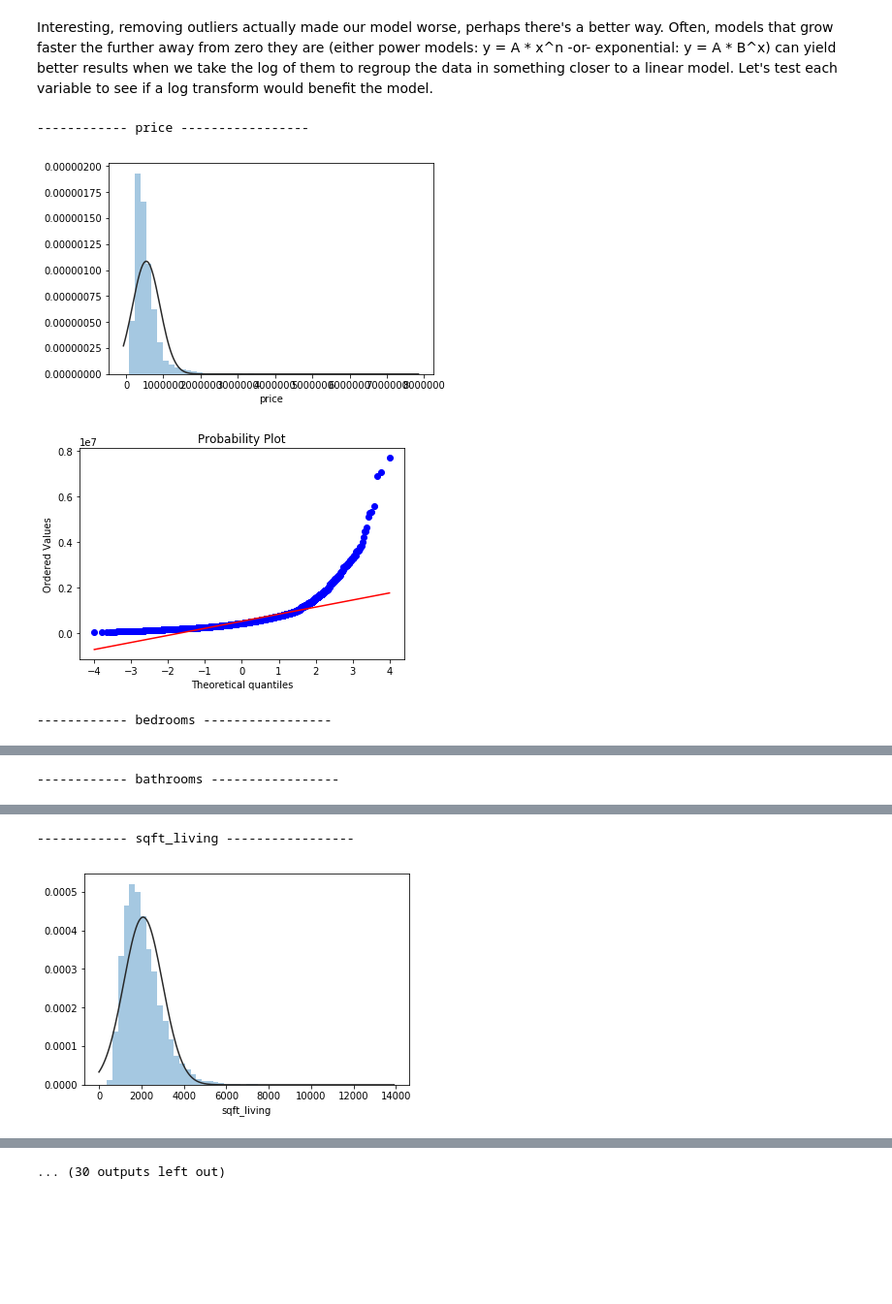
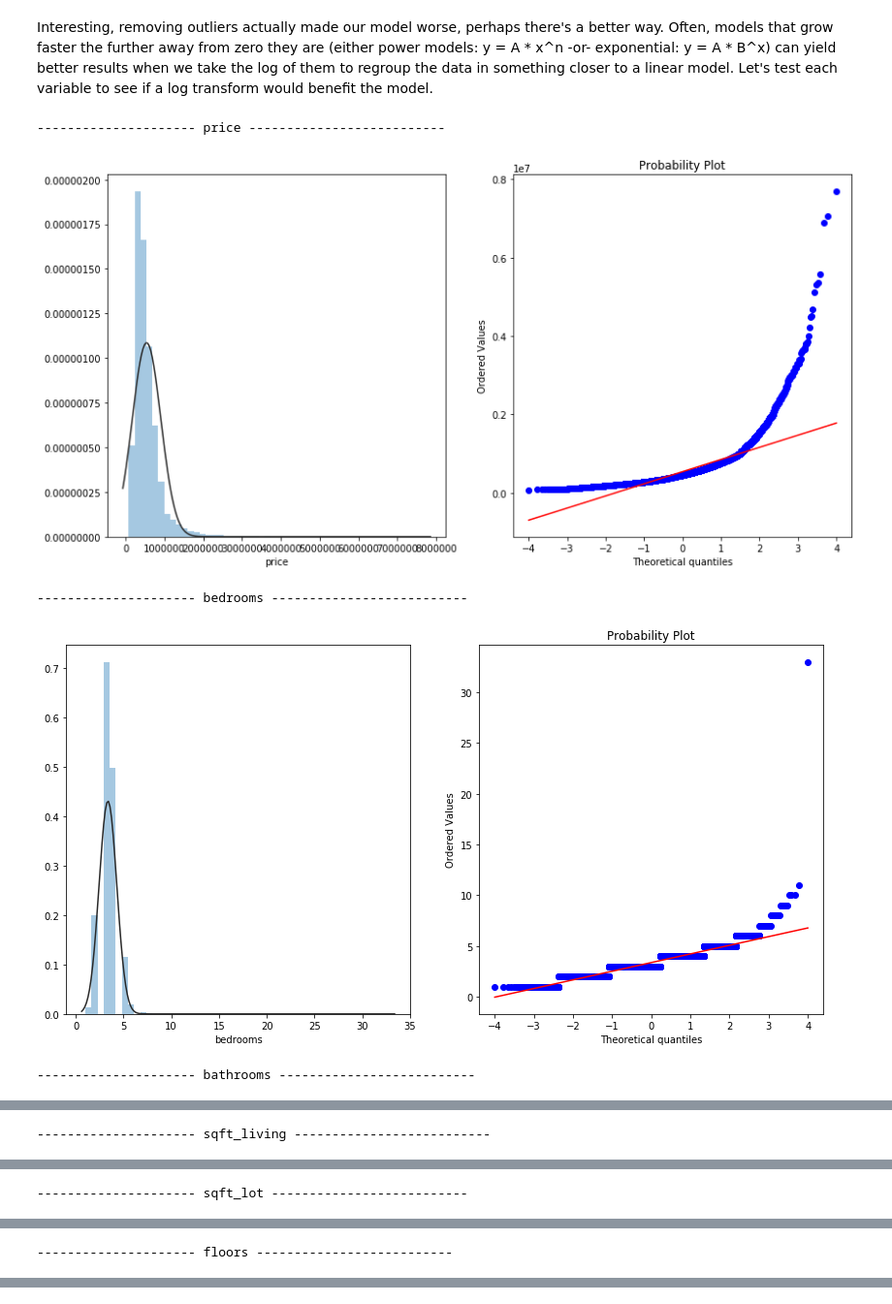
Before and after one commit to nkacoroski/dsc-1-final-project, a Jupyter notebook: kaspar.ipynb, the cells around one changed output, grey strips where cells are left out. Shown at 97% size. Cells and saved outputs as stored; diff of their text form; code cells hidden in the pictures; blank space fills up the shorter version.

Commit message:
test viability of log transformations

```diff
--- a/kaspar.ipynb
+++ b/kaspar.ipynb
@@ -419,19 +392,23 @@ Interesting, removing outliers actually made our model worse, perhaps there's a
 # %%
 from scipy.stats import norm
 from scipy import stats
 
 to_log_or_not_to_log = df.drop(['id', 'yr_renovated', 'lat', 'long', 'sqft_basement', 'zipcode', 'date'], axis=1)
 
-for col in to_log_or_not_to_log.columns:
-    print('---------------------',col,'--------------------------')
-    plt.figure()
-    sns.distplot(to_log_or_not_to_log[col], fit=norm, kde=False)
-    plt.show()
-    plt.figure()
-    res = stats.probplot(to_log_or_not_to_log[col], plot=plt)
-    plt.show()
+def log_test(df):
+    for col in df.columns:
+        print('---------------------',col,'--------------------------')
+        plt.figure(figsize=(14,7))
+        plt.subplot(1,2,1)
+        sns.distplot(df[col], fit=norm, kde=False)
+        plt.subplot(1,2,2)
+        stats.probplot(df[col], plot=plt)
+        plt.show()
+
+log_test(to_log_or_not_to_log)
 # %% [output]
------------- price -----------------
+--------------------- price --------------------------
-[figure, old version]
+[figure, new version]
+--------------------- bedrooms --------------------------
-[figure, old version]
+[figure, new version]
------------- bedrooms -----------------
+--------------------- bathrooms --------------------------
@@ -438,0 +416 @@ for col in to_log_or_not_to_log.columns:
+--------------------- sqft_living --------------------------
@@ -440 +418 @@ for col in to_log_or_not_to_log.columns:
------------- bathrooms -----------------
+--------------------- sqft_lot --------------------------
@@ -441,0 +420 @@ for col in to_log_or_not_to_log.columns:
+--------------------- floors --------------------------
@@ -443,2 +421,0 @@ for col in to_log_or_not_to_log.columns:
------------- sqft_living -----------------
-[figure, removed]
@@ -446 +421,0 @@ for col in to_log_or_not_to_log.columns:
-... (30 outputs left out)
```
Also changed, not shown: parts of 8 cells of this notebook.
